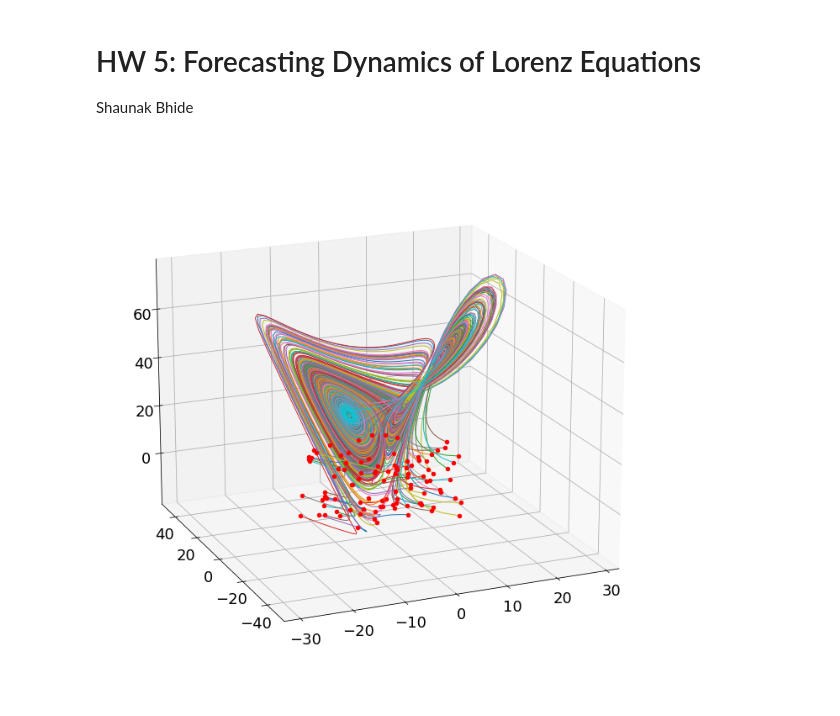
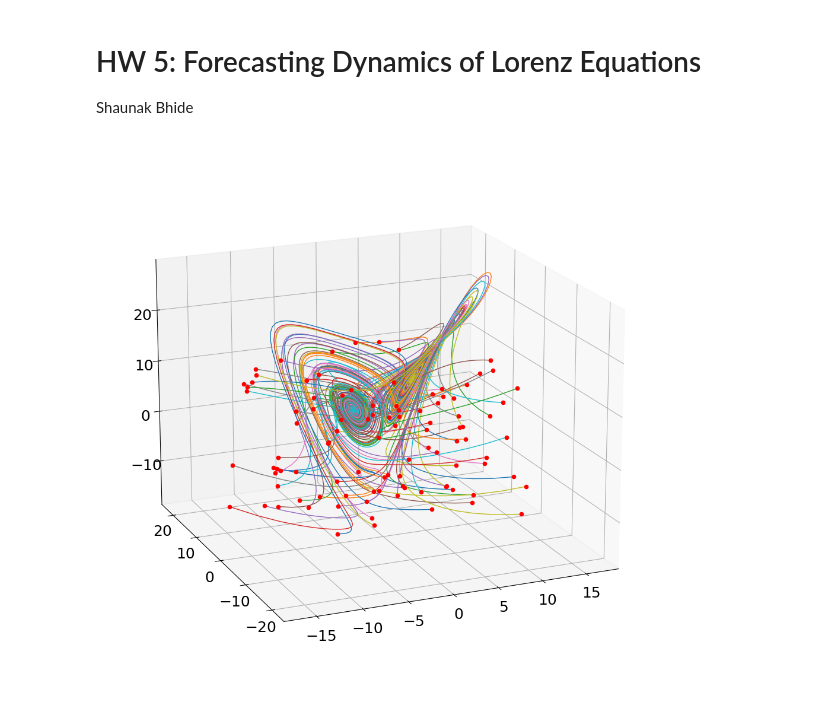
Before and after one commit to gitbheeds/EE399-Machine-Learning-and-Neural-Networks, a Jupyter notebook: HW5.ipynb, the cells around one changed output. Cells and saved outputs as stored; diff of their text form; code cells hidden in the pictures.

```diff
--- a/HW5.ipynb
+++ b/HW5.ipynb
@@ -19,35 +21,35 @@ T = 8
 t = np.arange(0,T+dt,dt)
 beta = 8/3
 sigma = 10
-rho = 35
+rho = 10
 
 
 nn_input = np.zeros((100*(len(t)-1),3))
 nn_output = np.zeros_like(nn_input)
 
 fig,ax = plt.subplots(1,1,subplot_kw={'projection': '3d'})
 
 
 def lorenz_deriv(x_y_z, t0, sigma=sigma, beta=beta, rho=rho):
     x, y, z = x_y_z
     return [sigma * (y - x), x * (rho - z) - y, x * y - beta * z]
 
 np.random.seed(123)
 x0 = -15 + 30 * np.random.random((100, 3))
 
 x_t = np.asarray([integrate.odeint(lorenz_deriv, x0_j, t)
                   for x0_j in x0])
 
 
 
 for j in range(100):
     nn_input[j*(len(t)-1):(j+1)*(len(t)-1),:] = x_t[j,:-1,:]
     nn_output[j*(len(t)-1):(j+1)*(len(t)-1),:] = x_t[j,1:,:]
     x, y, z = x_t[j,:,:].T
     ax.plot(x, y, z,linewidth=1)
     ax.scatter(x0[j,0],x0[j,1],x0[j,2],color='r')
 
 ax.view_init(18, -113)
 plt.show()
 # %% [output]
-[figure, old version]
+[figure, new version]
```
Also changed, not shown: parts of 13 cells of this notebook, 7 other files.
